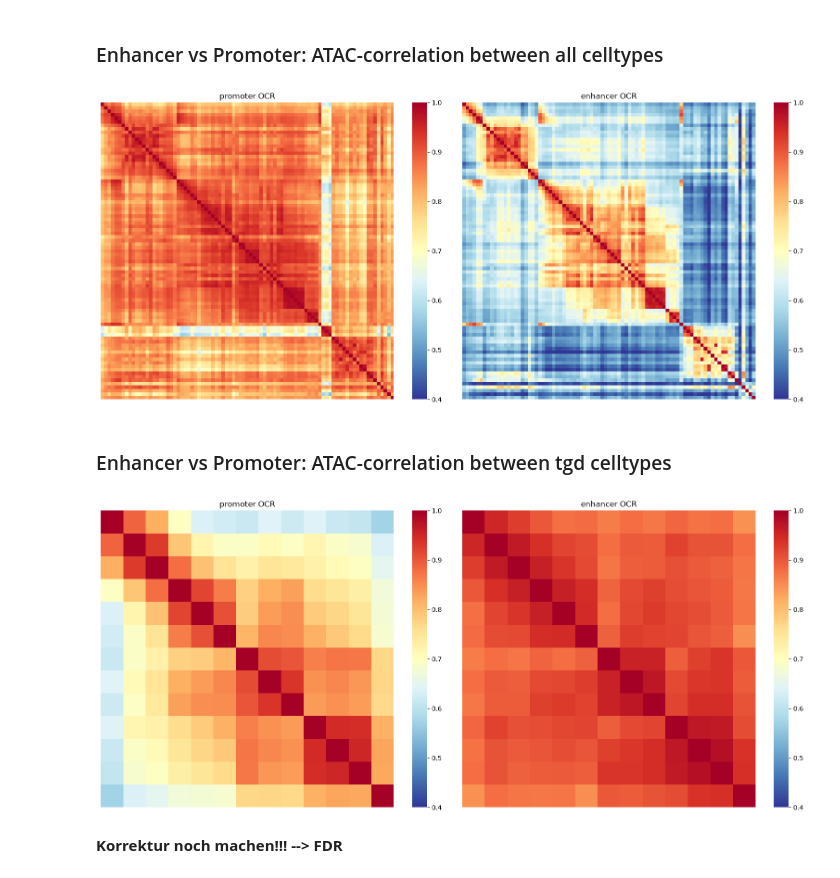
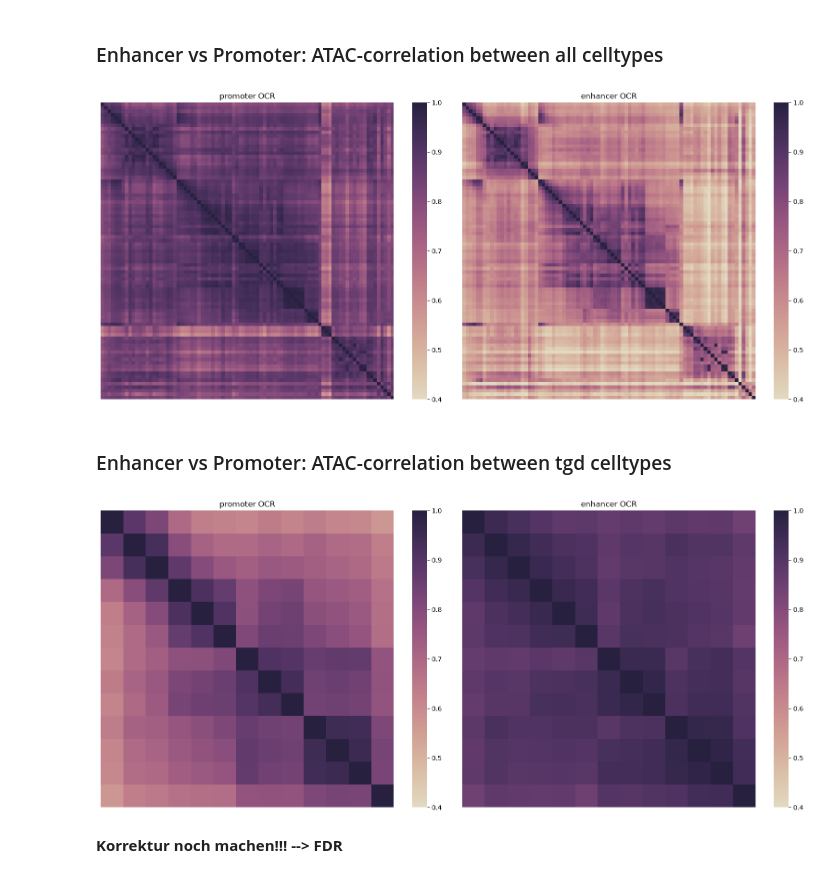
Before and after one commit to datascience-mobi-2026/topic04_team03, a Jupyter notebook: Jupyter_Lotta copy.ipynb, the cells around one changed output. Saved outputs shown, nothing was run; the diff lists cells and outputs as text; code cells hidden in the pictures.

Commit message:
plots und co

```diff
--- a/Jupyter_Lotta copy.ipynb
+++ b/Jupyter_Lotta copy.ipynb
@@ -222,0 +225,4 @@ log_ATAC_pfiltered.head()
+# %%
+ATAC_path_Tgd = Path('data') / 'ATAC_seq_gd_anot.csv'
+ATAC_Tgd = pd.read_csv(ATAC_path_Tgd)
+ATAC_Tgd.head()
@@ -222,0 +237,23 @@ log_ATAC_pfiltered.head()
+# %%
+import scipy.stats as stats
+RNA_seq = pd.read_csv('data/mmc2.csv')
+RNA_seq = RNA_seq.set_index("Unnamed: 0")  # Gennamen als Index setzen
+
+Tgd_cells = [
+    "MPP4.135+.BM",
+    "preT.DN1.Th",
+    "preT.DN2a.Th",
+    "preT.DN2b.Th",
+    "preT.DN3.Th",
+    "T.DN4.Th",
+    "Tgd.g1.1+d1.24a+.Th",
+    "Tgd.g2+d1.24a+.Th",
+    "Tgd.g2+d17.24a+.Th",
+    "Tgd.Sp",
+    "Tgd.g1.1+d1.LN",
+    "Tgd.g2+d1.LN",
+    "Tgd.g2+d17.LN"
+]
+
+RNA_Tgd = RNA_seq[Tgd_cells].copy()
+RNA_Tgd.head()
@@ -401,50 +534,50 @@ Da der CV das Verhältnis zwischen std und mean berechnt, kann man anhand von di
 # %% [markdown]
 <h3> Enhancer vs Promoter: ATAC-correlation between all celltypes
 # %%
+
 corr_promoter = ATAC_promoters[signal_cols_all].corr(method='pearson')
 corr_enhancer  = ATAC_enhancers[signal_cols_all].corr(method='pearson')
 
 fig, axes = plt.subplots(1, 2, figsize=(16, 7))
 
-sns.heatmap(corr_promoter, cmap='RdYlBu_r', vmin=0.4, vmax=1,
+sns.heatmap(corr_promoter, cmap=sns.color_palette("ch:s=-.2,r=.6", as_cmap=True), vmin=0.4, vmax=1,
             ax=axes[0], xticklabels=False, yticklabels=False)
 axes[0].set_title("promoter OCR")
 sns.color_palette("ch:s=-.2,r=.6", as_cmap=True)
 
 
-sns.heatmap(corr_enhancer, cmap='RdYlBu_r', vmin=0.4, vmax=1,
+sns.heatmap(corr_enhancer, cmap=sns.color_palette("ch:s=-.2,r=.6", as_cmap=True), vmin=0.4, vmax=1,
             ax=axes[1], xticklabels=False, yticklabels=False)
 axes[1].set_title("enhancer OCR")
-sns.color_palette("ch:s=-.2,r=.6", as_cmap=True)
 
 
 plt.tight_layout()
 plt.show()
 # %% [output]
-[figure, old version]
+[figure, new version]
 # %% [markdown]
 <h3> Enhancer vs Promoter: ATAC-correlation between tgd celltypes
 # %%
 ATAC_promoter_tgd = ATAC_Tgd[ATAC_Tgd["TSS"].isna()]
 ATAC_enhancer_tgd = ATAC_Tgd[ATAC_Tgd["TSS"].notna()]
 
 corr_promoter_tgd = ATAC_promoter_tgd[signal_cols_tgd].corr(method='pearson')
 corr_enhancer_tgd  = ATAC_enhancer_tgd[signal_cols_tgd].corr(method='pearson')
 
 fig, axes = plt.subplots(1, 2, figsize=(16, 7))
 
-sns.heatmap(corr_promoter_tgd, cmap='RdYlBu_r', vmin=0.4, vmax=1,
+sns.heatmap(corr_promoter_tgd, cmap=sns.color_palette("ch:s=-.2,r=.6", as_cmap=True), vmin=0.4, vmax=1,
             ax=axes[0], xticklabels=False, yticklabels=False)
 axes[0].set_title("promoter OCR")
 
-sns.heatmap(corr_enhancer_tgd, cmap='RdYlBu_r', vmin=0.4, vmax=1,
+sns.heatmap(corr_enhancer_tgd, cmap=sns.color_palette("ch:s=-.2,r=.6", as_cmap=True), vmin=0.4, vmax=1,
             ax=axes[1], xticklabels=False, yticklabels=False)
 axes[1].set_title("enhancer OCR")
 
 plt.tight_layout()
 plt.show()
 # %% [output]
-[figure, old version]
+[figure, new version]
 # %% [markdown]
 <b> Korrektur noch machen!!!
 --> FDR
```
Also changed, not shown: parts of 24 cells of this notebook, 6 other files.
